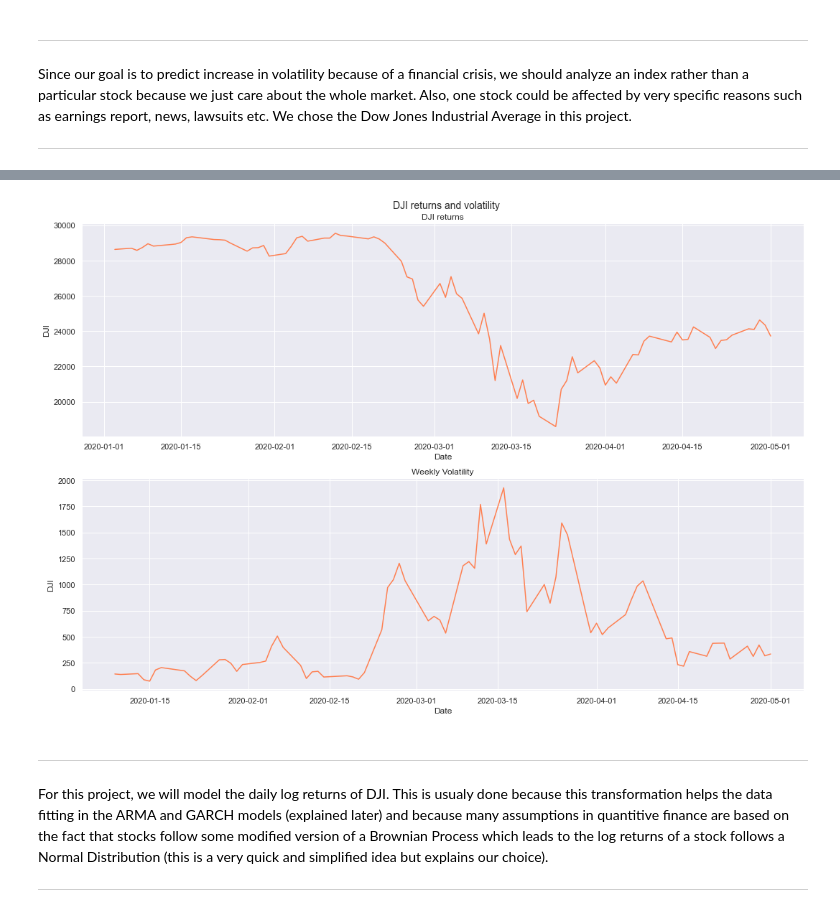
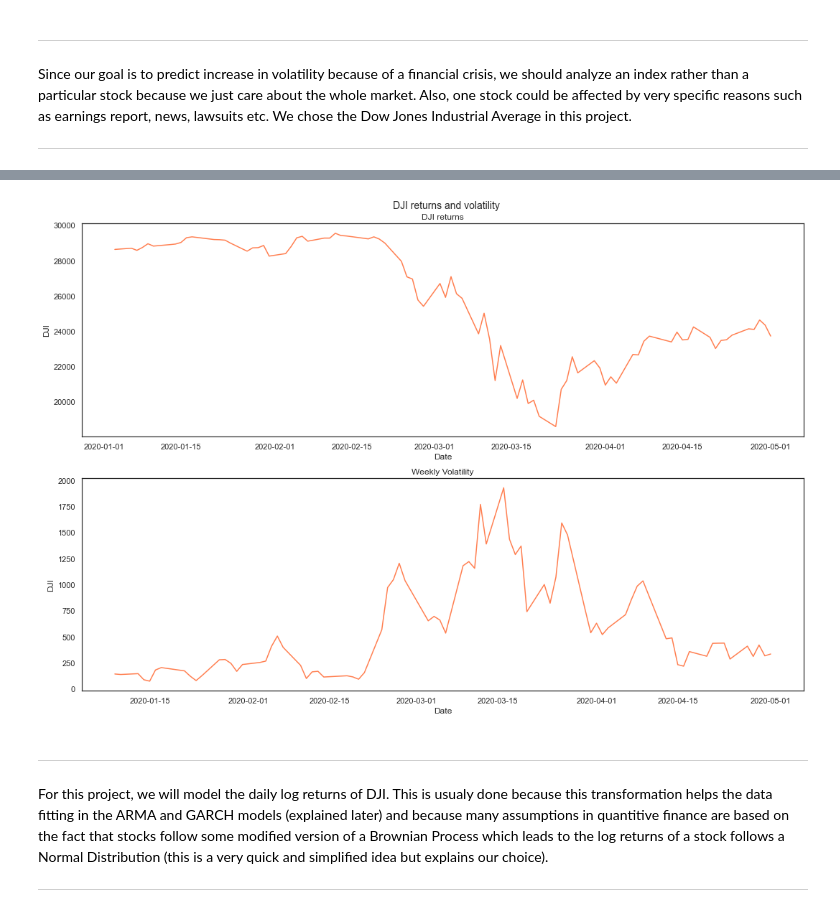
Before and after one commit to epfl-ada/ada-2020-project-milestone-p3-p3_adanas, a Jupyter notebook: creative_extension.ipynb, the cells around one changed output, grey strips where cells are left out. Cells and saved outputs as stored; diff of their text form; code cells hidden in the pictures.

```diff
--- a/creative_extension.ipynb
+++ b/creative_extension.ipynb
@@ -8,7 +6,9 @@ from pandas_datareader import data as pdr
 from datetime import date, datetime
 import numpy as np
 import matplotlib.pyplot as plt
+import matplotlib.style as style
 import seaborn as sns
-sns.set_theme(style="darkgrid")
+sns.set_theme(style='white')
+#style.use('seaborn-deep')
 
 %matplotlib inline
@@ -134,23 +132,23 @@ stocks_weekly_volatility = stocks_weekly_volatility.set_index(stocks['Date']).dr
 # %%
 fig, ax = plt.subplots(2,1, figsize=(15,10))
 
 # Plot the log returns of the index
 
 plt.figtext(0.53, 1, ticker+" returns and volatility",fontsize=14, ha='center', va='center')
 
 ax[0] =  sns.lineplot(x="Date", y=ticker,
              data=stocks, color='coral', ax=ax[0])
 plt.subplots_adjust(hspace=0.5)
 ax[0].set_title(ticker+" returns")
 
 ax[1] =  sns.lineplot(x="Date", y=ticker,
              data=stocks_weekly_volatility, color='coral', ax=ax[1])
 ax[1].set_title('Weekly Volatility')
-fig.savefig("DJI_Returns_Volatility.png")
+SaveFig("DJI_Returns_Volatility.png")
 fig.tight_layout()
 plt.show()
 # %% [output]
-[figure, old version]
+[figure, new version]
 # %% [markdown]
 ---
 For this project, we will model the daily log returns of DJI. This is usualy done because this transformation helps the data fitting in the ARMA and GARCH models (explained later) and because many assumptions in quantitive finance are based on the fact that stocks follow some modified version of a Brownian Process which leads to the log returns of a stock follows a Normal Distribution (this is a very quick and simplified idea but explains our choice).
```
Also changed, not shown: parts of 17 cells of this notebook, 16 other files.
